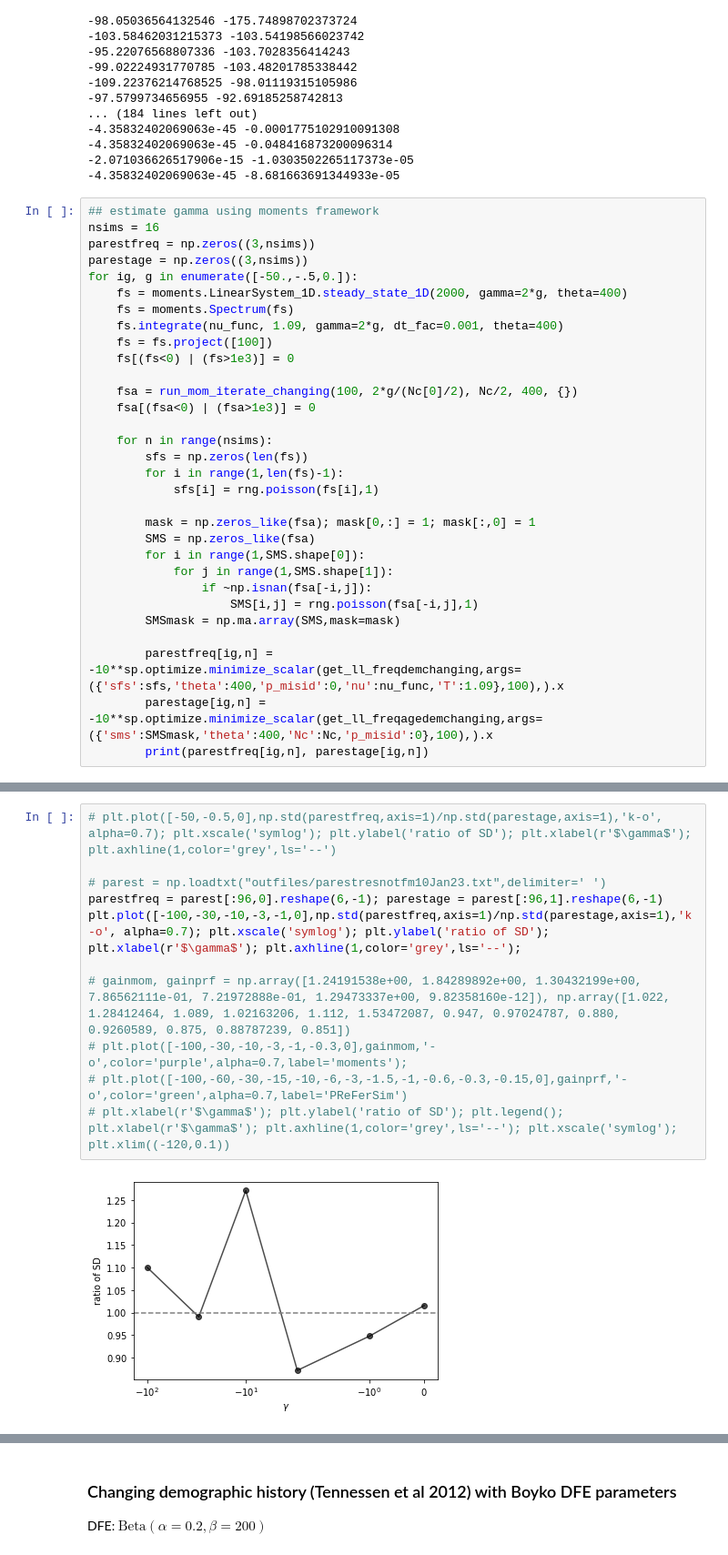
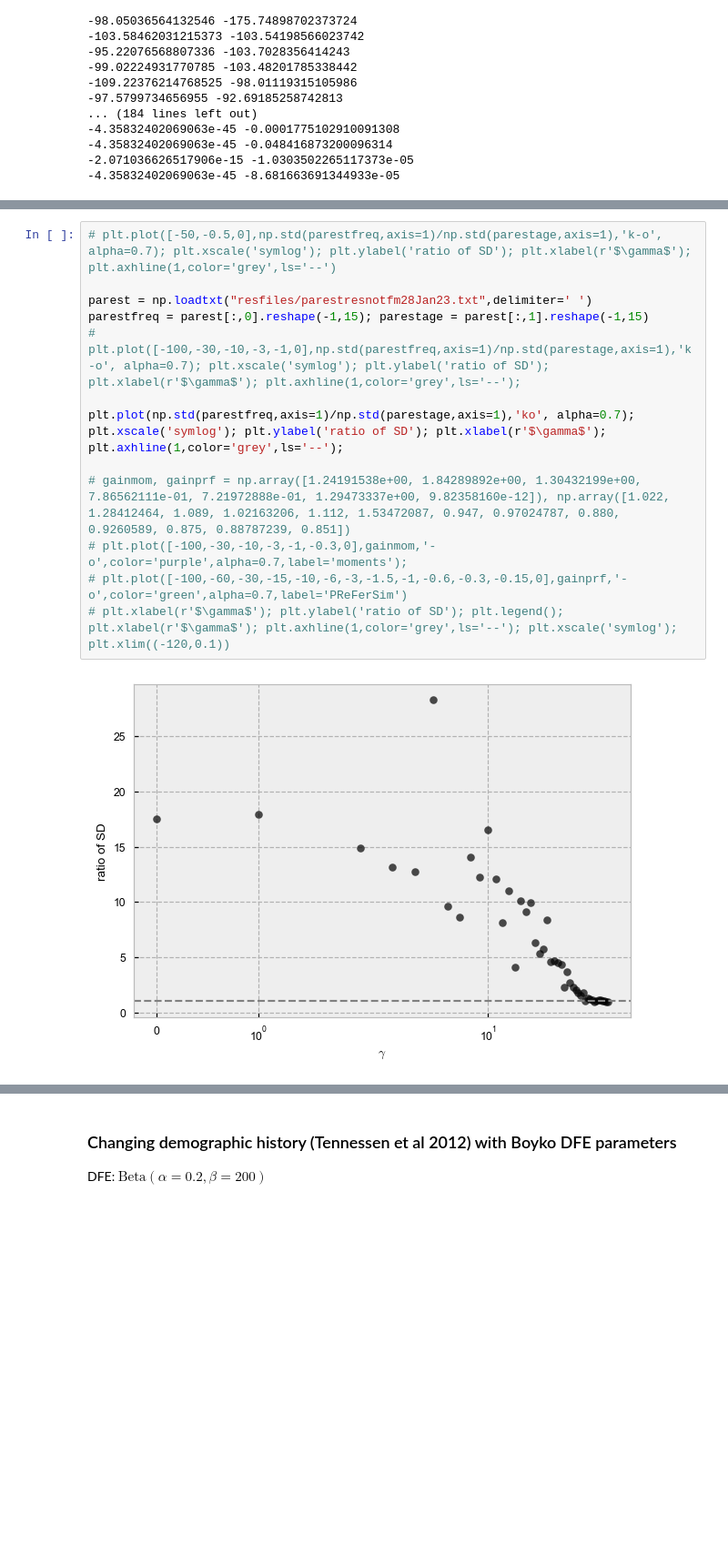
Before and after one commit to VivaswatS/selCoefEst, a Jupyter notebook: changingpopsizesims.ipynb, the cells around one changed output, grey strips where cells are left out. Shown at 91% size. Saved outputs shown, nothing was run; the diff lists cells and outputs as text; blank space fills up the shorter version.

Commit message:
resfiles for diff theta, gamma, etc.

```diff
--- a/changingpopsizesims.ipynb
+++ b/changingpopsizesims.ipynb
@@ -921,34 +919,3 @@ for ig, g in enumerate([-100.,-10.,-1., 0]):
 -4.35832402069063e-45 -0.048416873200096314
 -2.071036626517906e-15 -1.0303502265117373e-05
 -4.35832402069063e-45 -8.681663691344933e-05
-# %%
-## estimate gamma using moments framework
-nsims = 16
-parestfreq = np.zeros((3,nsims))
-parestage = np.zeros((3,nsims))
-for ig, g in enumerate([-50.,-.5,0.]):
-    fs = moments.LinearSystem_1D.steady_state_1D(2000, gamma=2*g, theta=400)
-    fs = moments.Spectrum(fs)
-    fs.integrate(nu_func, 1.09, gamma=2*g, dt_fac=0.001, theta=400)
-    fs = fs.project([100])
-    fs[(fs<0) | (fs>1e3)] = 0
-
-    fsa = run_mom_iterate_changing(100, 2*g/(Nc[0]/2), Nc/2, 400, {})
-    fsa[(fsa<0) | (fsa>1e3)] = 0
-
-    for n in range(nsims):
-        sfs = np.zeros(len(fs))
-        for i in range(1,len(fs)-1):
-            sfs[i] = rng.poisson(fs[i],1)
-
-        mask = np.zeros_like(fsa); mask[0,:] = 1; mask[:,0] = 1
-        SMS = np.zeros_like(fsa)
-        for i in range(1,SMS.shape[0]):
-            for j in range(1,SMS.shape[1]):
-                if ~np.isnan(fsa[-i,j]):
-                    SMS[i,j] = rng.poisson(fsa[-i,j],1)
-        SMSmask = np.ma.array(SMS,mask=mask)
-
-        parestfreq[ig,n] = -10**sp.optimize.minimize_scalar(get_ll_freqdemchanging,args=({'sfs':sfs,'theta':400,'p_misid':0,'nu':nu_func,'T':1.09},100),).x
-        parestage[ig,n] = -10**sp.optimize.minimize_scalar(get_ll_freqagedemchanging,args=({'sms':SMSmask,'theta':400,'Nc':Nc,'p_misid':0},100),).x
-        print(parestfreq[ig,n], parestage[ig,n])
@@ -964,16 +1005,18 @@ KeyboardInterrupt:
 # %%
 # plt.plot([-50,-0.5,0],np.std(parestfreq,axis=1)/np.std(parestage,axis=1),'k-o', alpha=0.7); plt.xscale('symlog'); plt.ylabel('ratio of SD'); plt.xlabel(r'$\gamma$'); plt.axhline(1,color='grey',ls='--')
 
-# parest = np.loadtxt("outfiles/parestresnotfm10Jan23.txt",delimiter=' ')
-parestfreq = parest[:96,0].reshape(6,-1); parestage = parest[:96,1].reshape(6,-1)
-plt.plot([-100,-30,-10,-3,-1,0],np.std(parestfreq,axis=1)/np.std(parestage,axis=1),'k-o', alpha=0.7); plt.xscale('symlog'); plt.ylabel('ratio of SD'); plt.xlabel(r'$\gamma$'); plt.axhline(1,color='grey',ls='--');
+parest = np.loadtxt("resfiles/parestresnotfm28Jan23.txt",delimiter=' ')
+parestfreq = parest[:,0].reshape(-1,15); parestage = parest[:,1].reshape(-1,15)
+# plt.plot([-100,-30,-10,-3,-1,0],np.std(parestfreq,axis=1)/np.std(parestage,axis=1),'k-o', alpha=0.7); plt.xscale('symlog'); plt.ylabel('ratio of SD'); plt.xlabel(r'$\gamma$'); plt.axhline(1,color='grey',ls='--');
+
+plt.plot(np.std(parestfreq,axis=1)/np.std(parestage,axis=1),'ko', alpha=0.7); plt.xscale('symlog'); plt.ylabel('ratio of SD'); plt.xlabel(r'$\gamma$'); plt.axhline(1,color='grey',ls='--');
 
 # gainmom, gainprf = np.array([1.24191538e+00, 1.84289892e+00, 1.30432199e+00, 7.86562111e-01, 7.21972888e-01, 1.29473337e+00, 9.82358160e-12]), np.array([1.022, 1.28412464, 1.089, 1.02163206, 1.112, 1.53472087, 0.947, 0.97024787, 0.880, 0.9260589, 0.875, 0.88787239, 0.851])
 # plt.plot([-100,-30,-10,-3,-1,-0.3,0],gainmom,'-o',color='purple',alpha=0.7,label='moments');
 # plt.plot([-100,-60,-30,-15,-10,-6,-3,-1.5,-1,-0.6,-0.3,-0.15,0],gainprf,'-o',color='green',alpha=0.7,label='PReFerSim')
 # plt.xlabel(r'$\gamma$'); plt.ylabel('ratio of SD'); plt.legend(); plt.xlabel(r'$\gamma$'); plt.axhline(1,color='grey',ls='--'); plt.xscale('symlog'); plt.xlim((-120,0.1))
 # %% [output]
-[figure, old version]
+[figure, new version]
 # %%
 def setViolColors(bp):
     bp['bodies'][0].set_facecolor('deepskyblue')
```
Also changed, not shown: parts of 10 cells of this notebook, 7 other files.
